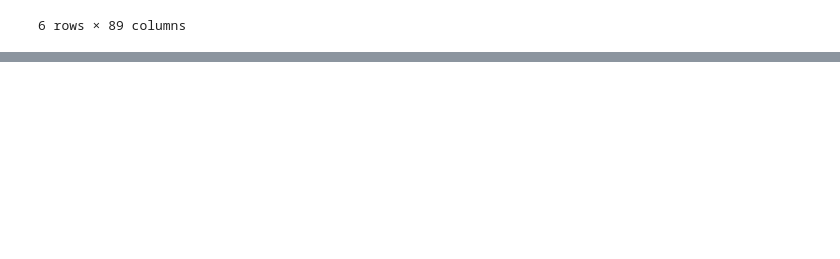
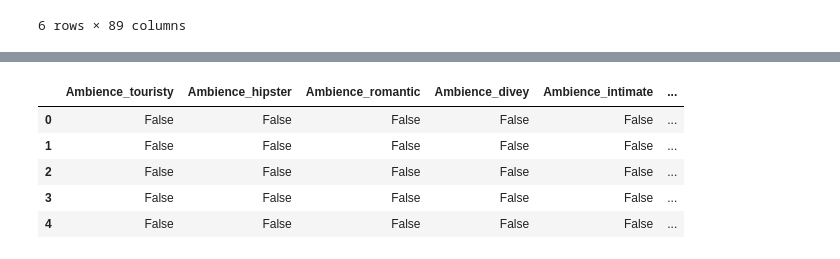
Before and after one commit to sarkaja/NLP, a Jupyter notebook: pripravatextu.ipynb, the cells around one changed output, grey strips where cells are left out. Cells and saved outputs as stored; diff of their text form; code cells hidden in the pictures; blank space fills up the shorter version.

```diff
--- a/pripravatextu.ipynb
+++ b/pripravatextu.ipynb
@@ -469,0 +403,5 @@ NameError: name 'dfin' is not defined
+# %%
+dftest = dfin
+# %%
+dfin = dftest.fillna(False)
+dfin = dftest.replace('nan', 'False')
@@ -469,0 +430,20 @@ NameError: name 'dfin' is not defined
+# %%
+#Rozdělíme Ambient atributy
+import json
+
+dfin['attributes.Ambience'] = dfin['attributes.Ambience'].replace(np.NaN,
+        "{'touristy': False, 'hipster': False, 'romantic': False, 'divey': False, 'intimate': False, 'trendy': False, 'upscale': False, 'classy': False, 'casual': False}")
+
+dfin['attributes.Ambience'] = dfin['attributes.Ambience'].astype(str)
+dfin['attributes.Ambience'] = dfin['attributes.Ambience'].map(lambda x: dict(eval(x)))
+dfAmb = pd.json_normalize(dfin['attributes.Ambience'])
+dfAmb = dfAmb.replace(np.nan, False)
+dfAmb = dfAmb.add_prefix('Ambience_')
+dfAmb.head(5)
+# %% [output]
+|  | Ambience_touristy | Ambience_hipster | Ambience_romantic | Ambience_divey | Ambience_intimate | ... |
+| 0 | False | False | False | False | False | ... |
+| 1 | False | False | False | False | False | ... |
+| 2 | False | False | False | False | False | ... |
+| 3 | False | False | False | False | False | ... |
+| 4 | False | False | False | False | False | ... |
```
Also changed, not shown: parts of 39 cells of this notebook.
